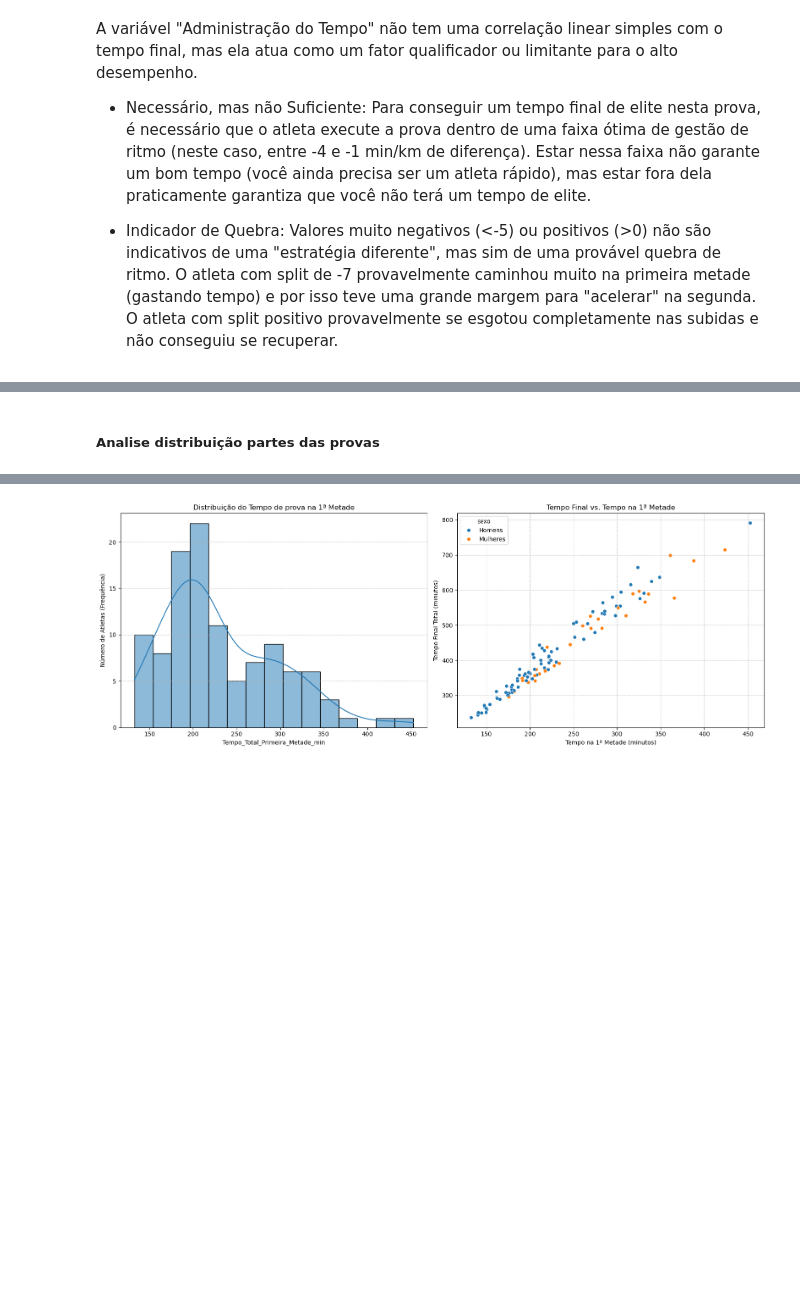
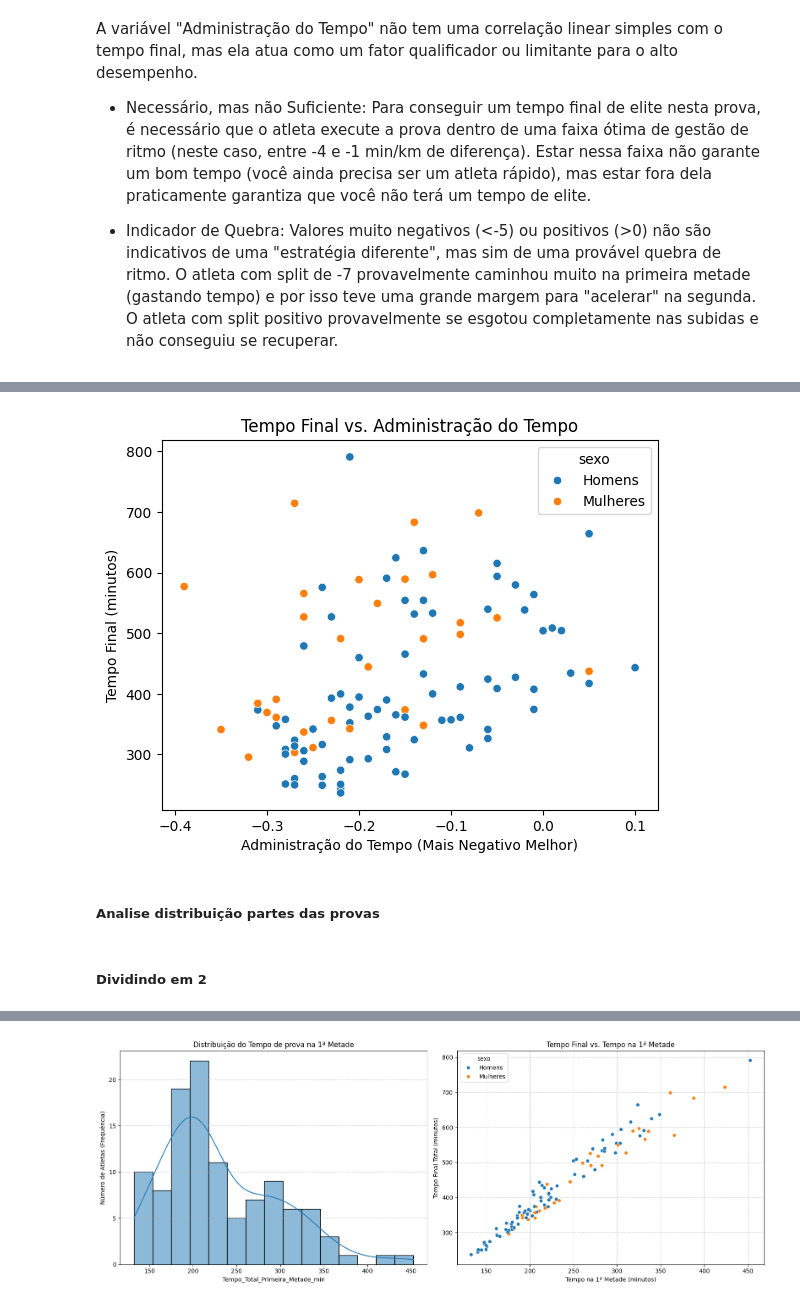
Before and after one commit to joaomts/-strava_analytics, a Jupyter notebook: analises_provas.ipynb, the cells around one changed output, grey strips where cells are left out. Saved outputs shown, nothing was run; the diff lists cells and outputs as text; code cells hidden in the pictures; blank space fills up the shorter version.

```diff
--- a/analises_provas.ipynb
+++ b/analises_provas.ipynb
@@ -621,5 +696,20 @@ A variável "Administração do Tempo" não tem uma correlação linear simples
+# %%
+sns.scatterplot(
+    data=df_final_completo,
+    x="fator_quebra",
+    y="Tempo_Final_min",
+    hue="sexo",
+)
+plt.title("Tempo Final vs. Administração do Tempo")
+plt.xlabel("Administração do Tempo (Mais Negativo Melhor)")
+plt.ylabel("Tempo Final (minutos)")
+plt.show()
+# %% [output]
+[figure, added]
 # %% [markdown]
 ##### Analise distribuição partes das provas
+# %% [markdown]
+##### Dividindo em 2
 # %%
 df_final_completo.head()
 # %% [output]
```
Also changed, not shown: parts of 47 cells of this notebook, 17 other files.
